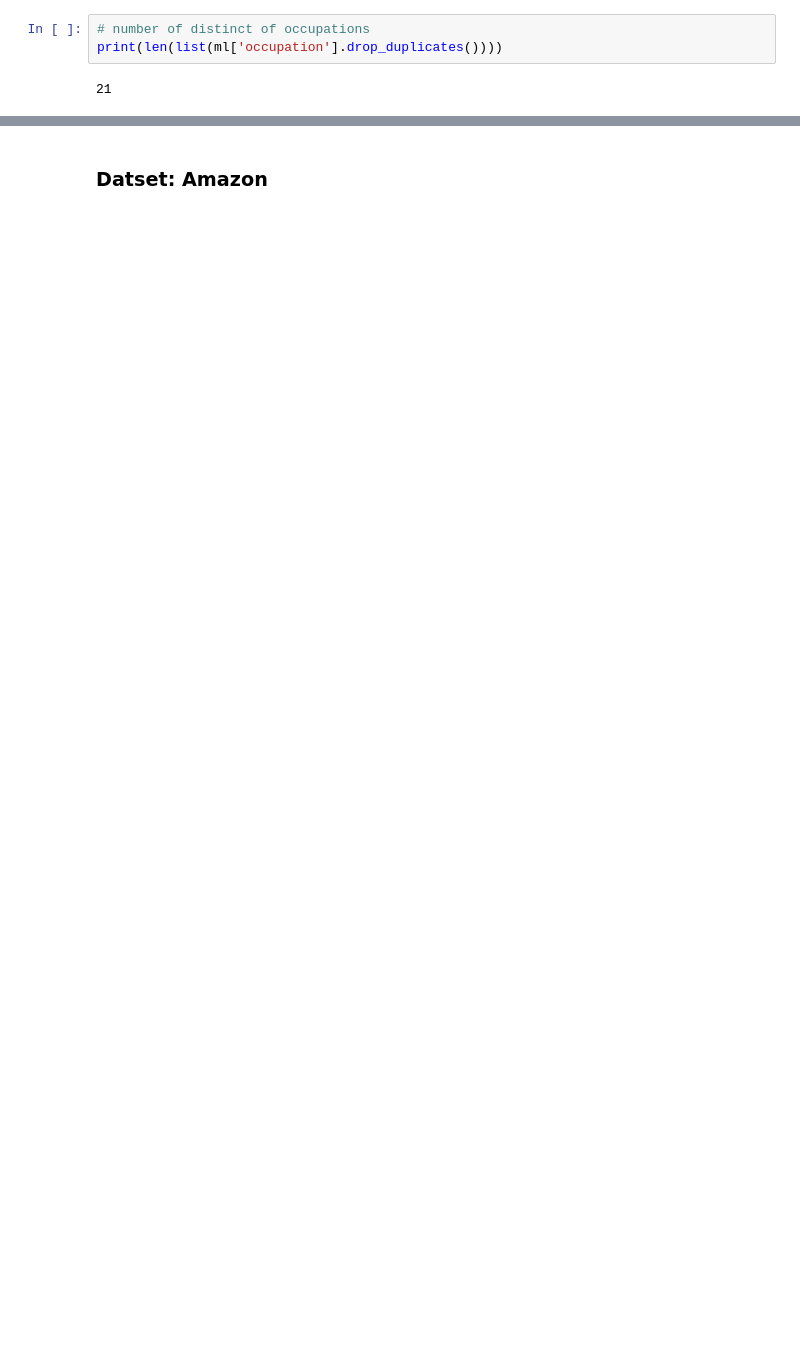
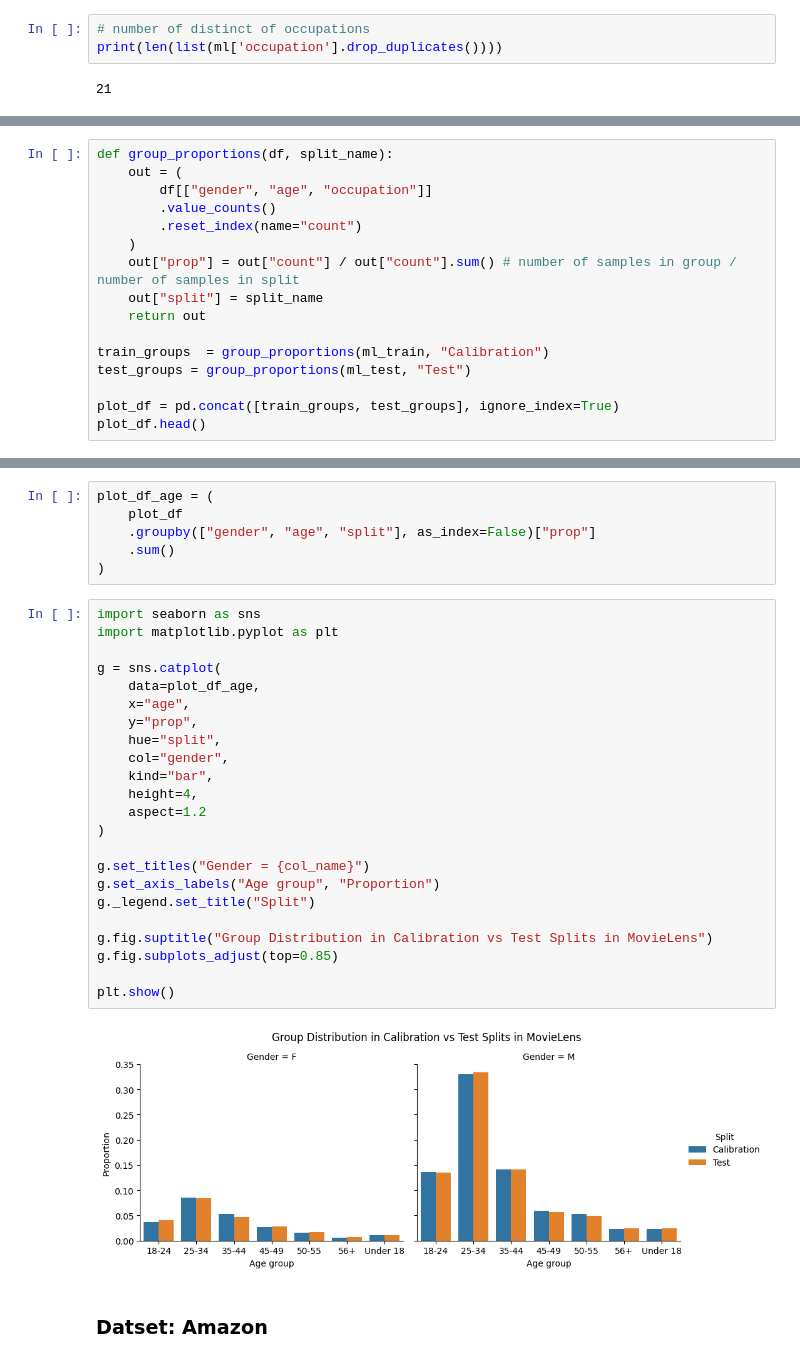
Before and after one commit to vrg-brigitta/reproducibility_facter, a Jupyter notebook: datasets_stats.ipynb, the cells around one changed output, grey strips where cells are left out. Cells and saved outputs as stored; diff of their text form; blank space fills up the shorter version.

```diff
--- a/datasets_stats.ipynb
+++ b/datasets_stats.ipynb
@@ -61,0 +121,16 @@ print(len(list(first['target_title'].drop_duplicates())))
+# %%
+def group_proportions(df, split_name):
+    out = (
+        df[["gender", "age", "occupation"]]
+        .value_counts()
+        .reset_index(name="count")
+    )
+    out["prop"] = out["count"] / out["count"].sum() # number of samples in group / number of samples in split
+    out["split"] = split_name
+    return out
+
+train_groups  = group_proportions(ml_train, "Calibration")
+test_groups = group_proportions(ml_test, "Test")
+
+plot_df = pd.concat([train_groups, test_groups], ignore_index=True)
+plot_df.head()
@@ -62,2 +144,33 @@ print(len(list(first['target_title'].drop_duplicates())))
+# %%
+plot_df_age = (
+    plot_df
+    .groupby(["gender", "age", "split"], as_index=False)["prop"]
+    .sum()
+)
+# %%
+import seaborn as sns
+import matplotlib.pyplot as plt
+
+g = sns.catplot(
+    data=plot_df_age,
+    x="age",
+    y="prop",
+    hue="split",
+    col="gender",
+    kind="bar",
+    height=4,
+    aspect=1.2
+)
+
+g.set_titles("Gender = {col_name}")
+g.set_axis_labels("Age group", "Proportion")
+g._legend.set_title("Split")
+
+g.fig.suptitle("Group Distribution in Calibration vs Test Splits in MovieLens")
+g.fig.subplots_adjust(top=0.85)
+
+plt.show()
+# %% [output]
+[figure, added]
 # %% [markdown]
 ### Datset: Amazon
```
Also changed, not shown: parts of 21 cells of this notebook.
